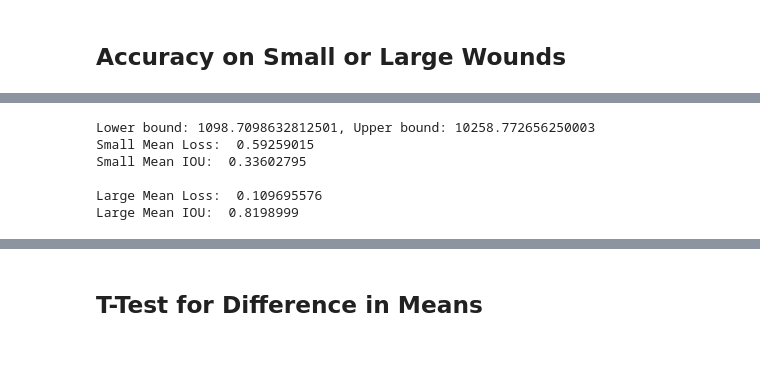
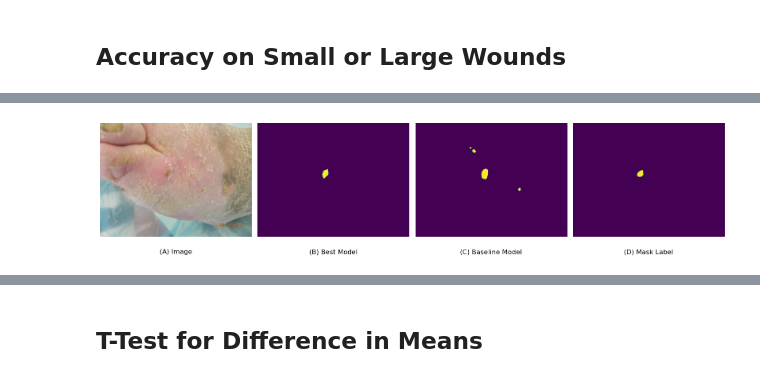
Before and after one commit to christianmcb/Deep-Learning-Project, a Jupyter notebook: notebooks/modelTesting.ipynb, the cells around one changed output, grey strips where cells are left out. Cells and saved outputs as stored; diff of their text form; code cells hidden in the pictures.

```diff
--- a/notebooks/modelTesting.ipynb
+++ b/notebooks/modelTesting.ipynb
@@ -264,39 +289,34 @@ train_info = pd.read_csv('train_info.csv')
-# %%
-lower, upper = np.percentile(train_info['labelSize'], [20, 80])
-print('Lower bound: {}, Upper bound: {}'.format(lower, upper))
-
-smallLabel = train_info.loc[train_info['labelSize'] < lower]
-largeLabel = train_info.loc[train_info['labelSize'] > upper]
-
-iSmall = smallLabel['i'].astype('int')
-iLarge = largeLabel['i'].astype('int')
-
-l, v = [], []
-for i, j in zip(range(0,len(iSmall)), iSmall):
-    image, label = train_ds[j]
-
-    output = model(image.unsqueeze(0))
-    l.append(loss(output, label).detach().numpy())
-    v.append(IOU(output, label, 'cpu'))
-
-print('Small Mean Loss: ', np.mean(l))
-print('Small Mean IOU: ', np.mean(v))
-print(' ')
-
-l, v = [], []
-for i, j in zip(range(0,len(iLarge)), iLarge):
-    image, label = train_ds[j]
-
-    output = model(image.unsqueeze(0))
-    l.append(loss(output, label).detach().numpy())
-    v.append(IOU(output, label, 'cpu'))
-
-print('Large Mean Loss: ', np.mean(l))
-print('Large Mean IOU: ', np.mean(v))
-# %% [output]
-Lower bound: 1098.7098632812501, Upper bound: 10258.772656250003
-Small Mean Loss:  0.59259015
-Small Mean IOU:  0.33602795
-
-Large Mean Loss:  0.109695576
-Large Mean IOU:  0.8198999
+# %%
+# Function to plot data point "i" using prediction model.
+def plots2(i, model1, model2):
+    image, label = val_ds[i]
+    output = model(image.unsqueeze(0))['out']
+    outputs = torch.where(output < 0.5, input=torch.tensor(0.0), other=torch.tensor(1.0))
+
+    output2 = model2(image.unsqueeze(0))['out']
+    outputs2 = torch.where(output2 < 0.5, input=torch.tensor(0.0), other=torch.tensor(1.0))
+
+    fig, axs = plt.subplots(1, 4, figsize=(16,4))
+
+    axs[0].imshow(image.permute(1,2,0));
+    axs[0].axis('off')
+    axs[0].set_title('(A) Image', y=-0.18)
+
+    axs[1].imshow(outputs.squeeze(0).squeeze(0).detach().numpy());
+    axs[1].axis('off')
+    axs[1].set_title('(B) Best Model', y=-0.18)
+
+    axs[2].imshow(outputs2.squeeze(0).squeeze(0).detach().numpy());
+    axs[2].axis('off')
+    axs[2].set_title('(C) Baseline Model', y=-0.18)
+
+    axs[3].imshow(label);
+    axs[3].axis('off')
+    axs[3].set_title('(D) Mask Label', y=-0.18)
+
+    plt.tight_layout()
+    plt.show()
+# %%
+plots2(0, model, baseline)
+# %% [output]
+[figure, added]
```
Also changed, not shown: parts of 43 cells of this notebook, 3 other files.
